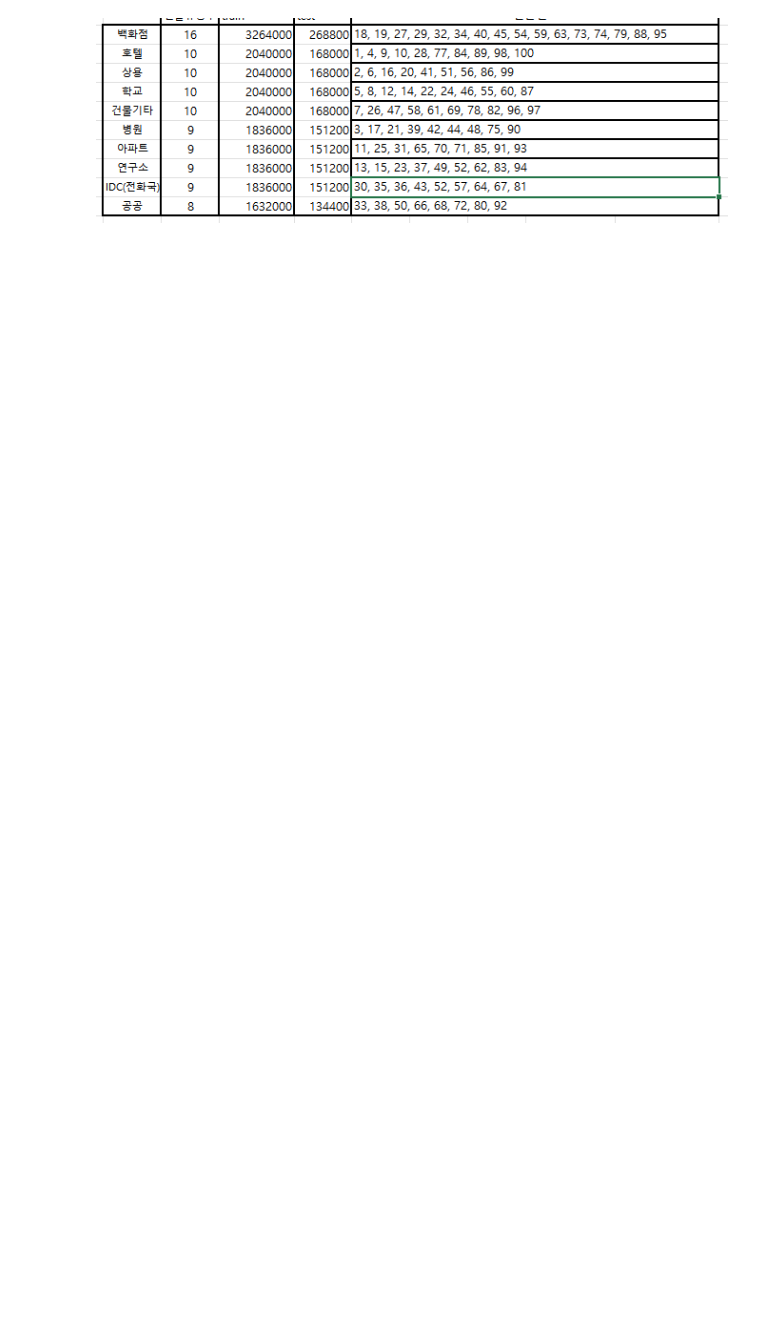
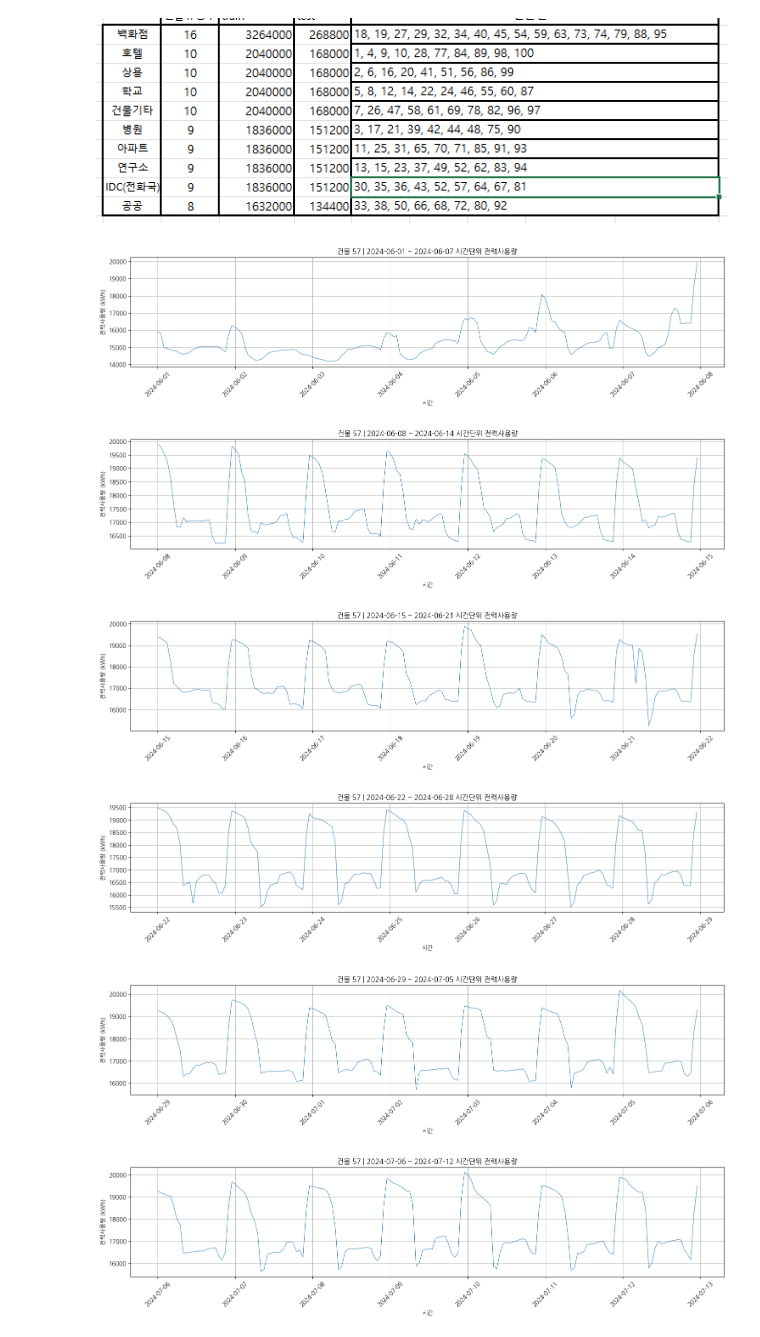
Before and after one commit to SonHyesang0914/2025dacon_powerU_github, a Jupyter notebook: 02_EDAandPreprocessing.ipynb, the cells around one changed output. Saved outputs shown, nothing was run; the diff lists cells and outputs as text; code cells hidden in the pictures; blank space fills up the shorter version.

```diff
--- a/02_EDAandPreprocessing.ipynb
+++ b/02_EDAandPreprocessing.ipynb
@@ -244,0 +163,38 @@ plt.show()
+# %%
+from datetime import timedelta
+
+# 시작 날짜와 종료 날짜
+start = train['date_time'].min().date()
+end = train['date_time'].max().date()
+
+b_id = 57
+
+temp = train[train['building_num'] == b_id].copy()
+temp = temp.sort_values('date_time')
+
+# 주간 단위 반복
+current = start
+while current + timedelta(days=7) <= end:
+    s = pd.to_datetime(current)
+    e = pd.to_datetime(current + timedelta(days=7))
+
+    week_temp = temp[(temp['date_time'] >= s) & (temp['date_time'] < e)]
+
+    plt.figure(figsize=(15, 4))
+    sns.lineplot(data=week_temp, x='date_time', y='power_consumption', linewidth=0.7)
+    plt.title(f"건물 {b_id} | {s.date()} ~ {(e - timedelta(days=1)).date()} 시간단위 전력사용량")
+    plt.xlabel("시간")
+    plt.ylabel("전력사용량 (kWh)")
+    plt.xticks(rotation=45)
+    plt.grid(True)
+    plt.tight_layout()
+    plt.show()
+
+    current += timedelta(days=7)
+# %% [output]
+[figure, added]
+[figure, added]
+[figure, added]
+[figure, added]
+[figure, added]
+[figure, added]
```
Also changed, not shown: parts of 155 cells of this notebook.
